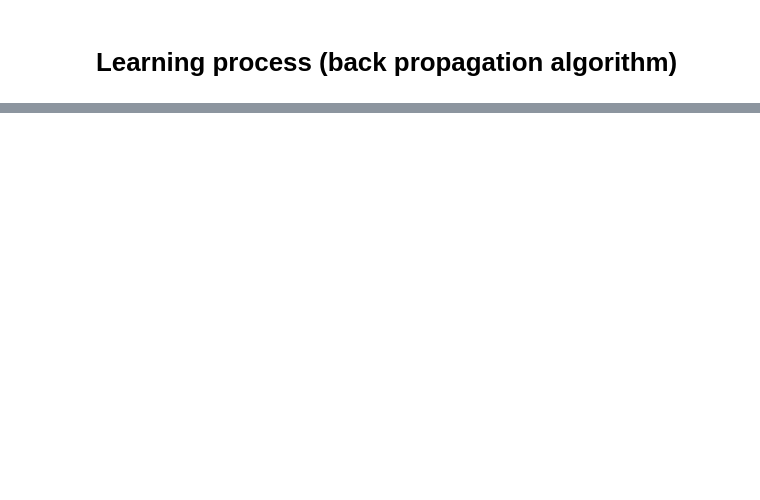
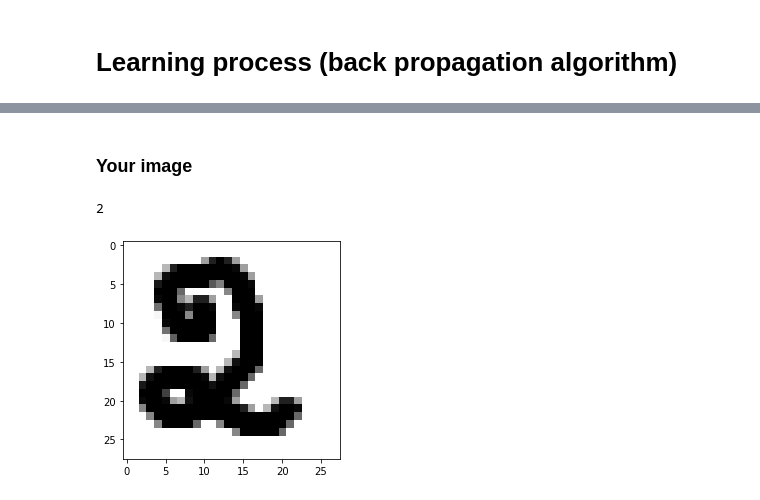
Before and after one commit to GfgHhGg/My-digit-recognizer, a Jupyter notebook: DigitClassificationNet.ipynb, the cells around one changed output, grey strips where cells are left out. Saved outputs shown, nothing was run; the diff lists cells and outputs as text; code cells hidden in the pictures; blank space fills up the shorter version.

```diff
--- a/DigitClassificationNet.ipynb
+++ b/DigitClassificationNet.ipynb
@@ -141,0 +193,2 @@ print(net.forward(x_train[n][np.newaxis,]).argmax(), " - network output")
+# %% [markdown]
+### Your image
@@ -142,6 +197,8 @@ print(net.forward(x_train[n][np.newaxis,]).argmax(), " - network output")
 # %%
-import matplotlib.image as mpimg
-image = mpimg.imread('mnist/mypicture.png')
+image = mpimg.imread('mnist/2.png')
 vector_img = np.array(1 - image[:,:, 0]) * 255
 plt.imshow(image);
 net.forward(vector_img.reshape(784)[np.newaxis,]).argmax()
+# %% [output]
+2
+[figure, added]
```
Also changed, not shown: parts of 24 cells of this notebook, 2 other files.
